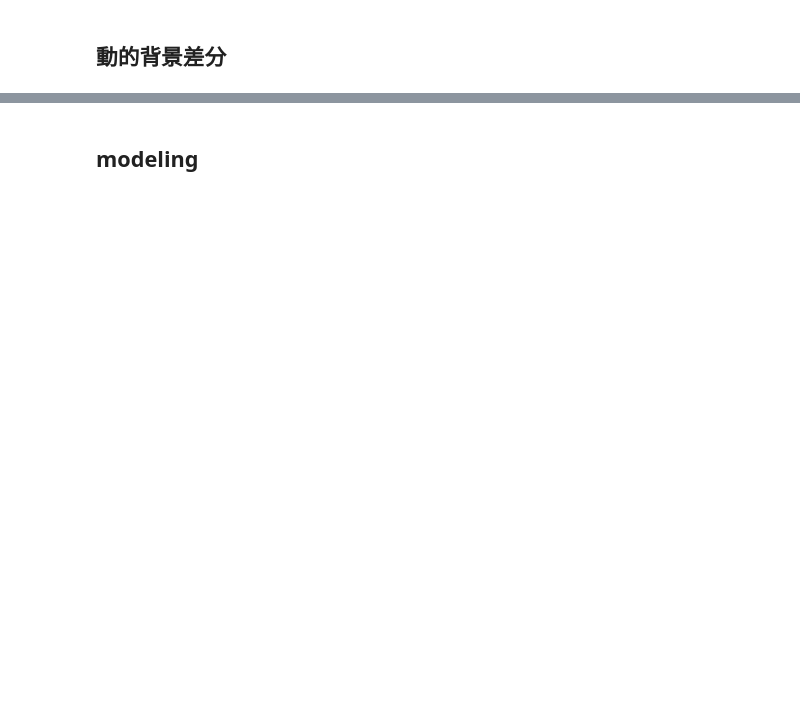
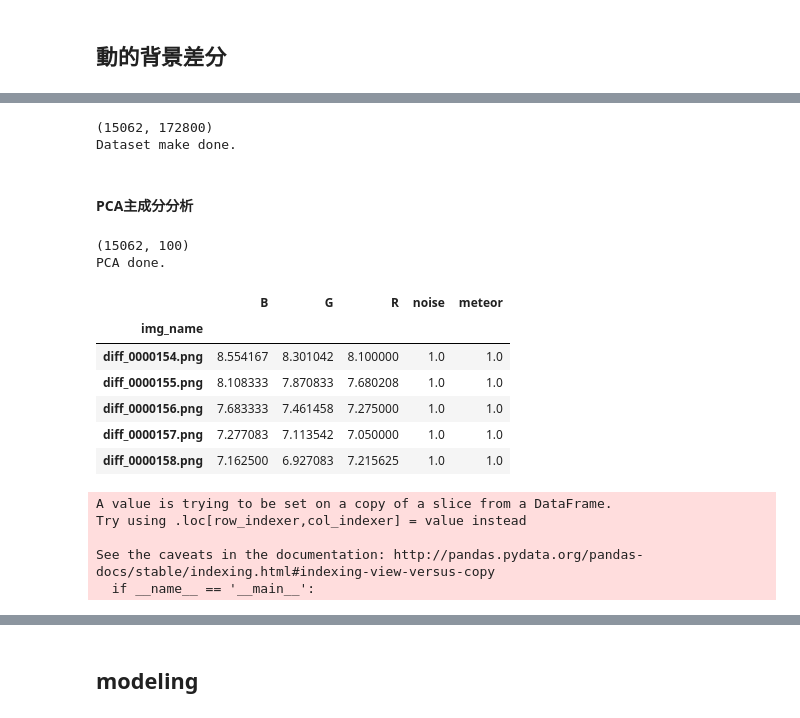
Before and after one commit to aj1m0n/signate, a Jupyter notebook: Meteor/Meteor.ipynb, the cells around one changed output, grey strips where cells are left out. Saved outputs shown, nothing was run; the diff lists cells and outputs as text; code cells hidden in the pictures; blank space fills up the shorter version.

```diff
--- a/Meteor/Meteor.ipynb
+++ b/Meteor/Meteor.ipynb
@@ -236,0 +245,66 @@ mov_org.release()
+# %%
+#---------------------------------------------------------------------
+def img_to_matrix(img):
+    img_array = np.asarray(img)
+
+    return img_array
+
+def flatten_img(img_array):#平坦化
+    s = img_array.shape[0] * img_array.shape[1] * img_array.shape[2]
+    img_width = img_array.reshape(1, s)
+
+    return img_width[0]
+#---------------------------------------------------------------------
+
+dataset = []
+#---------------------------------------------------------------------
+for index, row in dfRGB.iterrows():
+    #img = img.resize((int(1232/6), int(1754/6)), Image.BICUBIC)
+    if row['noise'] == 1 and row['meteor'] == 1:
+        img = Image.open("../input/diff_train/%s" % index)
+        img = img_to_matrix(img)
+        img = flatten_img(img)
+
+        dataset.append(img)
+#---------------------------------------------------------------------
+dataset = np.array(dataset)
+print(dataset.shape)
+print("Dataset make done.")
+# %% [output]
+(15062, 172800)
+Dataset make done.
+# %% [markdown]
+#### PCA主成分分析
+# %%
+n = dataset.shape[0]
+batch_size = 180
+ipca = IncrementalPCA(n_components=100)
+
+for i in range(n//batch_size):
+    r_dataset = ipca.partial_fit(dataset[i*batch_size:(i+1)*batch_size])
+
+r_dataset = ipca.transform(dataset)
+print(r_dataset.shape)
+print("PCA done.")
+# %% [output]
+(15062, 100)
+PCA done.
+# %%
+df_meteor = dfRGB[(dfRGB["noise"] == 1) & (dfRGB["meteor"] == 1)]
+df_meteor.head()
+# %% [output]
+|  | B | G | R | noise | meteor |
+| img_name |  |  |  |  |  |
+| diff_0000154.png | 8.554167 | 8.301042 | 8.100000 | 1.0 | 1.0 |
+| diff_0000155.png | 8.108333 | 7.870833 | 7.680208 | 1.0 | 1.0 |
+| diff_0000156.png | 7.683333 | 7.461458 | 7.275000 | 1.0 | 1.0 |
+| diff_0000157.png | 7.277083 | 7.113542 | 7.050000 | 1.0 | 1.0 |
+| diff_0000158.png | 7.162500 | 6.927083 | 7.215625 | 1.0 | 1.0 |
+# %%
+df_meteor["meteor_in_meteor"] = 0
+# %% [output]
+A value is trying to be set on a copy of a slice from a DataFrame.
+Try using .loc[row_indexer,col_indexer] = value instead
+
+See the caveats in the documentation: http://pandas.pydata.org/pandas-docs/stable/indexing.html#indexing-view-versus-copy
+  if __name__ == '__main__':
```
Also changed, not shown: parts of 28 cells of this notebook.
